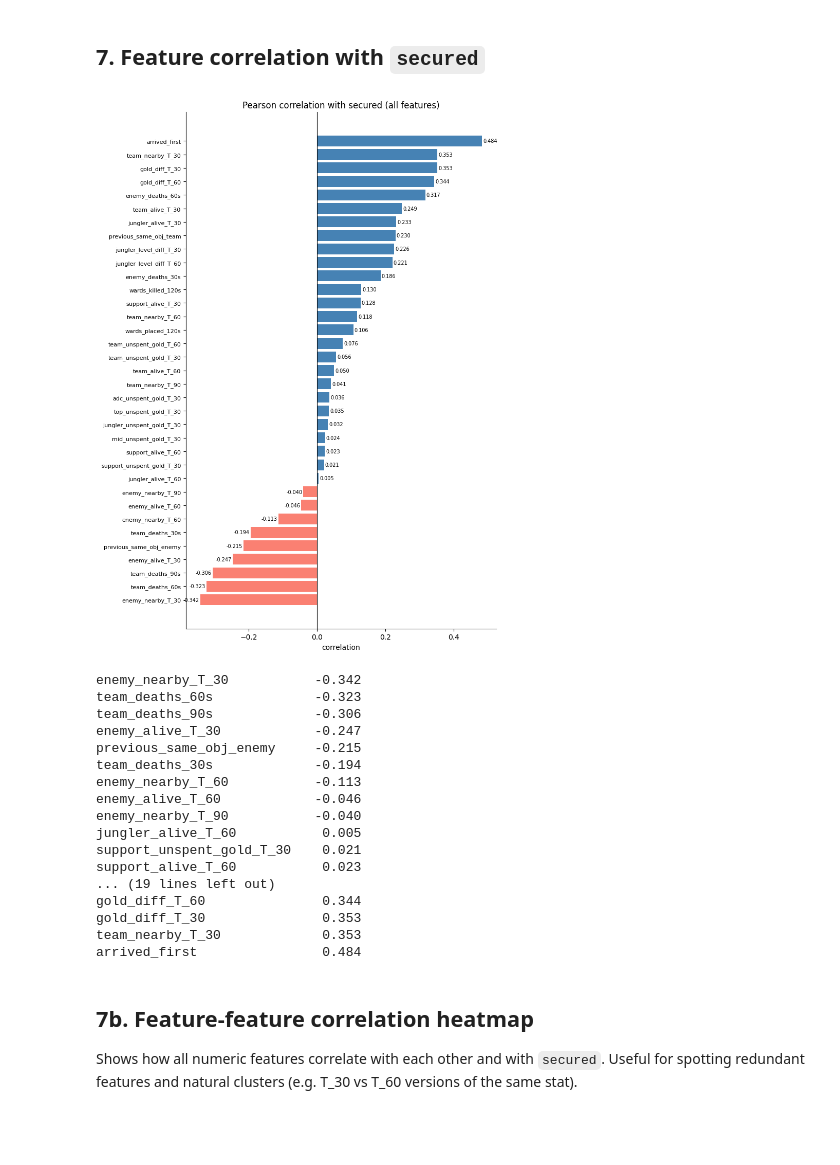
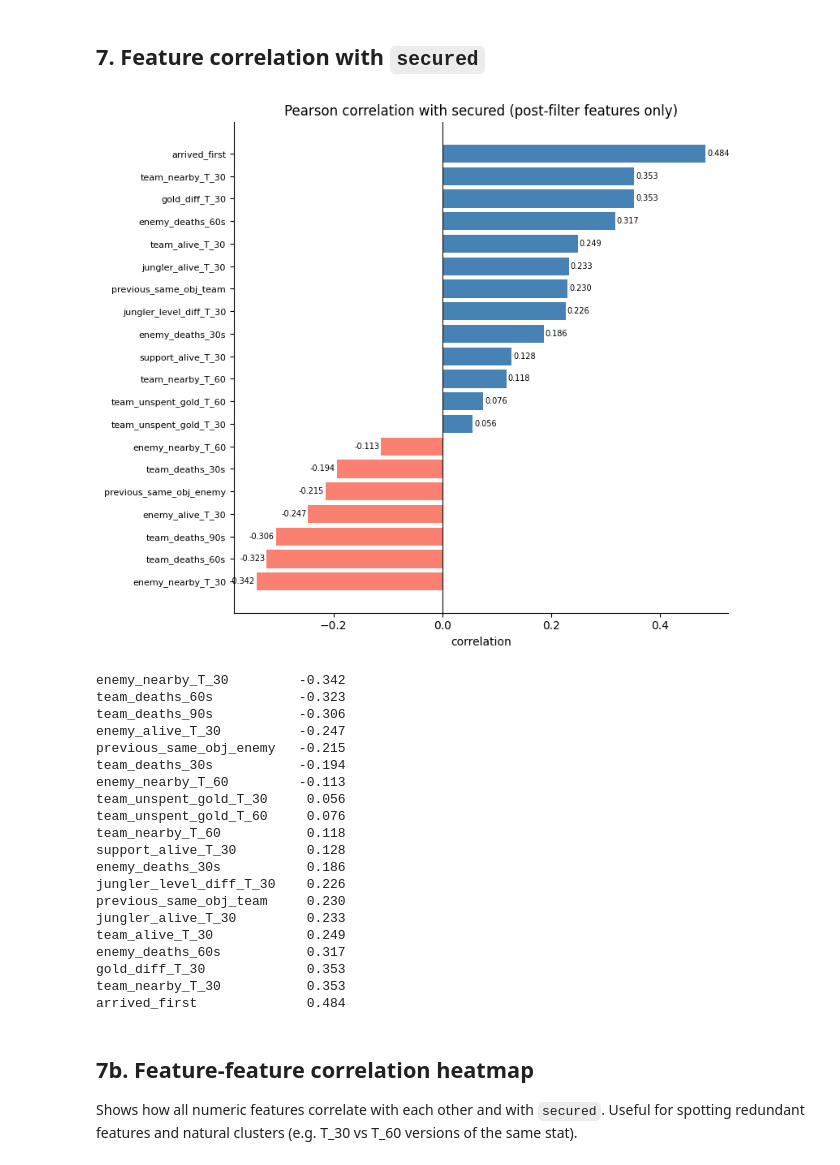
Before and after one commit to R-Rajaie/dig-baron, a Jupyter notebook: notebooks/02_objective_windows.ipynb, the cells around one changed output. Cells and saved outputs as stored; diff of their text form; code cells hidden in the pictures; blank space fills up the shorter version.

```diff
--- a/notebooks/02_objective_windows.ipynb
+++ b/notebooks/02_objective_windows.ipynb
@@ -437,68 +800,47 @@ plt.show()
 # %% [markdown]
 ## 7. Feature correlation with `secured`
 # %%
-numeric_features = [
-    # Arrival / presence
-    'arrived_first',
-    'team_nearby_T_90', 'team_nearby_T_60', 'team_nearby_T_30',
-    'enemy_nearby_T_90', 'enemy_nearby_T_60', 'enemy_nearby_T_30',
-    # Alive counts
-    'team_alive_T_30', 'team_alive_T_60',
-    'enemy_alive_T_30', 'enemy_alive_T_60',
-    'jungler_alive_T_30', 'jungler_alive_T_60',
-    'support_alive_T_30', 'support_alive_T_60',
-    # Deaths
-    'team_deaths_30s', 'team_deaths_60s', 'team_deaths_90s',
-    'enemy_deaths_30s', 'enemy_deaths_60s',
-    # Gold / combat power
-    'gold_diff_T_30', 'gold_diff_T_60',
-    'jungler_level_diff_T_30', 'jungler_level_diff_T_60',
-    # Vision
-    'wards_placed_120s', 'wards_killed_120s',
-    # Prior context
-    'previous_same_obj_team', 'previous_same_obj_enemy',
-    # Unspent gold
-    'team_unspent_gold_T_30', 'team_unspent_gold_T_60',
-    'jungler_unspent_gold_T_30', 'support_unspent_gold_T_30',
-    'adc_unspent_gold_T_30', 'mid_unspent_gold_T_30', 'top_unspent_gold_T_30',
-]
-
-corr = df[numeric_features + ['secured']].corr()['secured'].drop('secured').sort_values()
+# Uses FEATURES_KEEP from the feature-filtering cell — weak-signal and
+# redundant sibling features are excluded before this chart is drawn.
+corr = df[FEATURES_KEEP + ['secured']].corr()['secured'].drop('secured').sort_values()
 
 colors = ['salmon' if v < 0 else 'steelblue' for v in corr]
-fig, ax = plt.subplots(figsize=(8, 11))
+fig, ax = plt.subplots(figsize=(8, max(6, len(corr) * 0.35)))
 ax.barh(range(len(corr)), corr.values, color=colors)
 ax.set_yticks(range(len(corr)))
 ax.set_yticklabels(corr.index, fontsize=8)
-ax.set_title('Pearson correlation with secured (all features)')
+ax.set_title('Pearson correlation with secured (post-filter features only)')
 ax.axvline(0, color='black', linewidth=0.8)
 ax.set_xlabel('correlation')
 for i, val in enumerate(corr.values):
     ax.annotate(f'{val:.3f}', (val + (0.003 if val >= 0 else -0.003), i),
                 va='center', ha='left' if val >= 0 else 'right', fontsize=7)
 plt.tight_layout()
 plt.show()
 
 print(corr.round(3).to_string())
 # %% [output]
-[figure, old version]
+[figure, new version]
-enemy_nearby_T_30           -0.342
-team_deaths_60s             -0.323
-team_deaths_90s             -0.306
-enemy_alive_T_30            -0.247
-previous_same_obj_enemy     -0.215
-team_deaths_30s             -0.194
-enemy_nearby_T_60           -0.113
-enemy_alive_T_60            -0.046
-enemy_nearby_T_90           -0.040
-jungler_alive_T_60           0.005
-support_unspent_gold_T_30    0.021
-support_alive_T_60           0.023
-... (19 lines left out)
-gold_diff_T_60               0.344
-gold_diff_T_30               0.353
-team_nearby_T_30             0.353
-arrived_first                0.484
+enemy_nearby_T_30         -0.342
+team_deaths_60s           -0.323
+team_deaths_90s           -0.306
+enemy_alive_T_30          -0.247
+previous_same_obj_enemy   -0.215
+team_deaths_30s           -0.194
+enemy_nearby_T_60         -0.113
+team_unspent_gold_T_30     0.056
+team_unspent_gold_T_60     0.076
+team_nearby_T_60           0.118
+support_alive_T_30         0.128
+enemy_deaths_30s           0.186
+jungler_level_diff_T_30    0.226
+previous_same_obj_team     0.230
+jungler_alive_T_30         0.233
+team_alive_T_30            0.249
+enemy_deaths_60s           0.317
+gold_diff_T_30             0.353
+team_nearby_T_30           0.353
+arrived_first              0.484
 # %% [markdown]
 ## 7b. Feature-feature correlation heatmap
 
```
Also changed, not shown: parts of 28 cells of this notebook, 8 other files.
